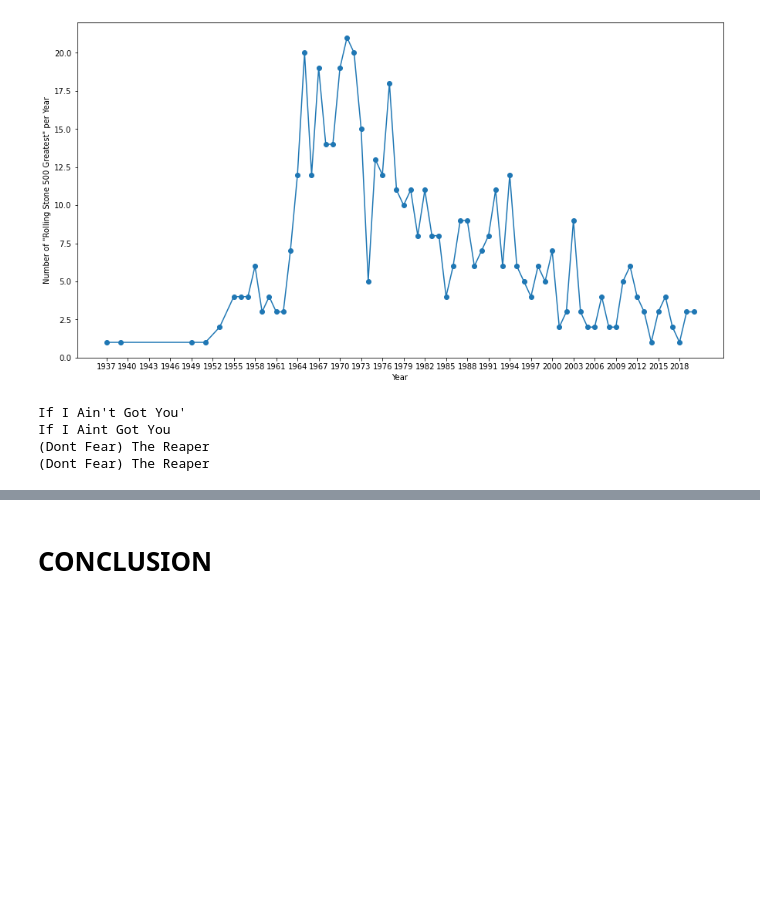
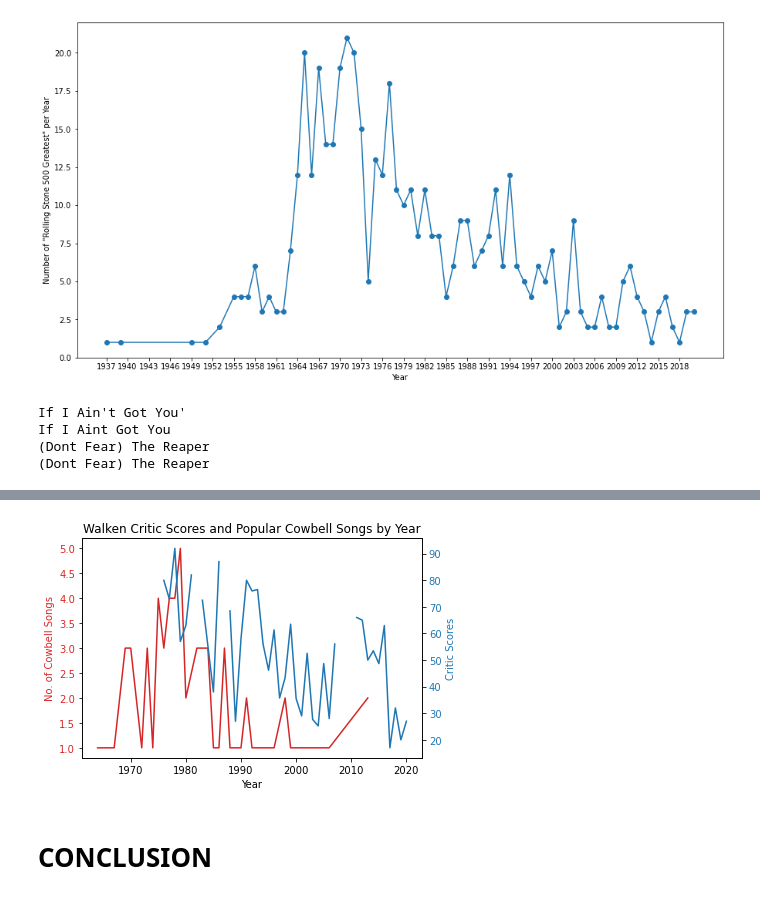
Before and after one commit to Eleanor-Shellstrop/walken, a Jupyter notebook: walken.ipynb, the cells around one changed output, grey strips where cells are left out. Cells and saved outputs as stored; diff of their text form; code cells hidden in the pictures; blank space fills up the shorter version.

```diff
--- a/walken.ipynb
+++ b/walken.ipynb
@@ -342,2 +332,36 @@ plt.show()
+# %%
+# Add movie revenue if in the same year
+year_sorted['crit_avg'] = walken.groupby(['Year'])['Critics_Score'].transform(np.mean)
+
+# Define X and Y
+# Cowbell songs by year / count
+x = final_list_year['year'].unique()
+y = final_list_year['year'].value_counts().sort_index()
+# Walken films by year / Critic Score
+x2 = year_sorted.Year
+y2 = year_sorted.crit_avg * 100
+
+fig, ax1 = plt.subplots()
+
+# Title
+plt.title('Walken Critic Scores and Popular Cowbell Songs by Year')
+
+color = 'tab:red'
+ax1.set_xlabel('Year')
+ax1.set_ylabel('No. of Cowbell Songs', color=color)
+ax1.plot(x, y, color=color)
+ax1.tick_params(axis='y', labelcolor=color)
+
+ax2 = ax1.twinx()  # instantiate a second axes that shares the same x-axis
+
+color = 'tab:blue'
+ax2.set_ylabel('Critic Scores', color=color)  # we already handled the x-label with ax1
+ax2.plot(x2, y2, color=color)
+ax2.tick_params(axis='y', labelcolor=color)
+
+fig.tight_layout()  # otherwise the right y-label is slightly clipped
+plt.show()
+# %% [output]
+[figure, added]
 # %% [markdown]
 # CONCLUSION
```
Also changed, not shown: parts of 7 cells of this notebook.
